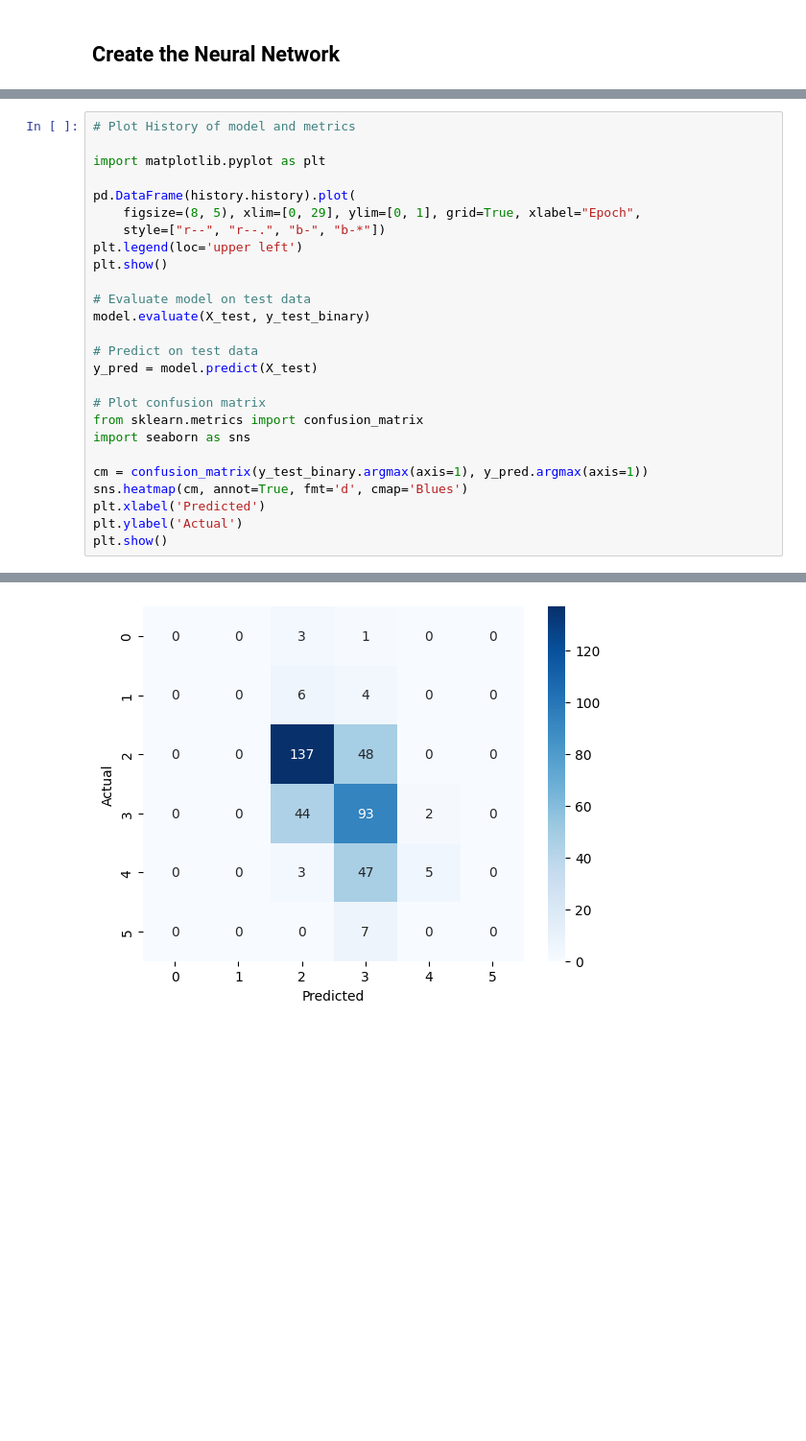
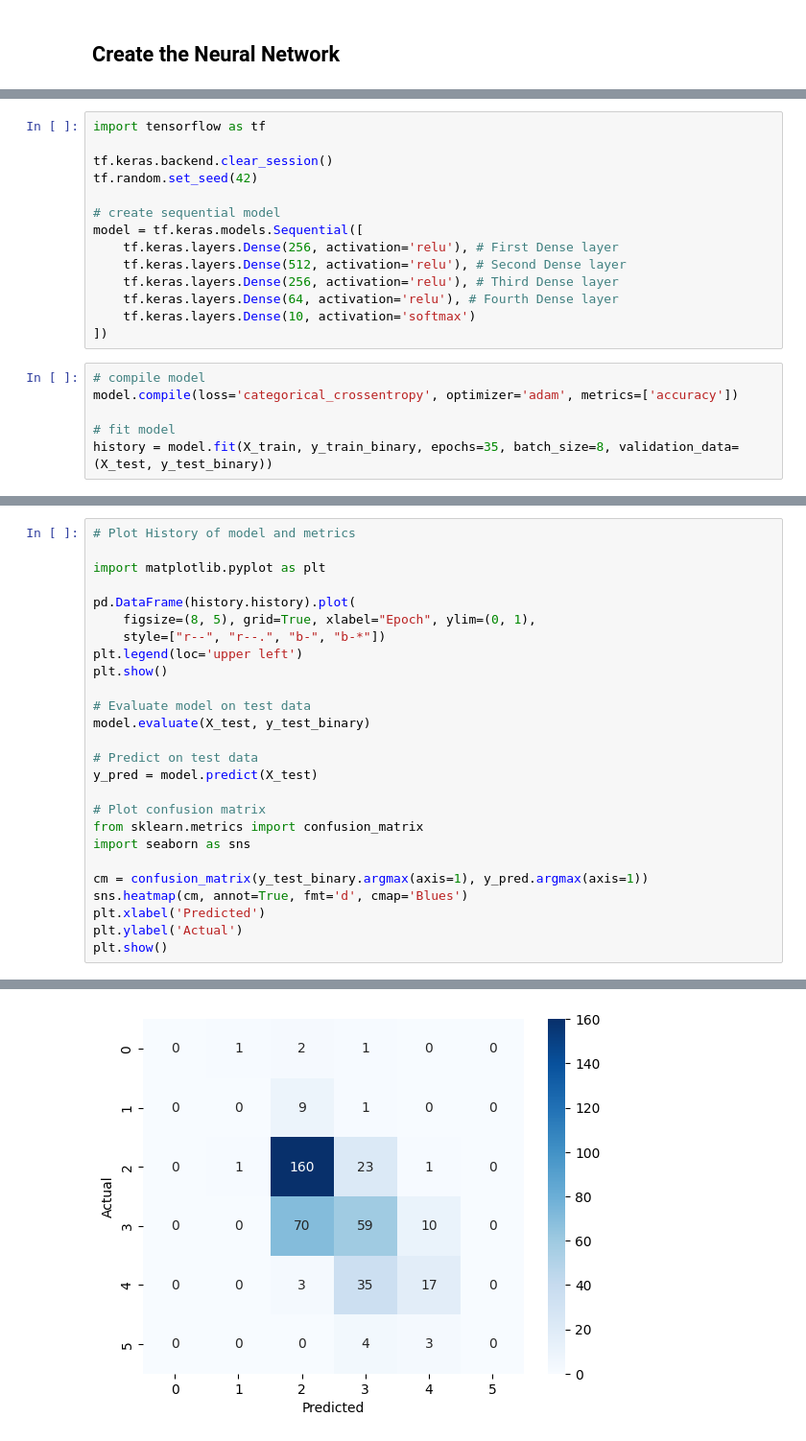
Before and after one commit to WatermelonGalaxy/sommelier, a Jupyter notebook: sommelier.ipynb, the cells around one changed output, grey strips where cells are left out. Shown at 96% size. Cells and saved outputs as stored; diff of their text form; blank space fills up the shorter version.

```diff
--- a/sommelier.ipynb
+++ b/sommelier.ipynb
@@ -187,0 +274,20 @@ ValueError: in user code:
+# %%
+import tensorflow as tf
+
+tf.keras.backend.clear_session()
+tf.random.set_seed(42)
+
+# create sequential model
+model = tf.keras.models.Sequential([
+    tf.keras.layers.Dense(256, activation='relu'), # First Dense layer
+    tf.keras.layers.Dense(512, activation='relu'), # Second Dense layer
+    tf.keras.layers.Dense(256, activation='relu'), # Third Dense layer
+    tf.keras.layers.Dense(64, activation='relu'), # Fourth Dense layer
+    tf.keras.layers.Dense(10, activation='softmax')
+])
+# %%
+# compile model
+model.compile(loss='categorical_crossentropy', optimizer='adam', metrics=['accuracy'])
+
+# fit model
+history = model.fit(X_train, y_train_binary, epochs=35, batch_size=8, validation_data=(X_test, y_test_binary))
@@ -191,7 +315,7 @@ ValueError: in user code:
 import matplotlib.pyplot as plt
 
 pd.DataFrame(history.history).plot(
-    figsize=(8, 5), xlim=[0, 29], ylim=[0, 1], grid=True, xlabel="Epoch",
+    figsize=(8, 5), grid=True, xlabel="Epoch", ylim=(0, 1),
     style=["r--", "r--.", "b-", "b-*"])
 plt.legend(loc='upper left')
 plt.show()
@@ -218 +342 @@ plt.show()
-[figure, old version]
+[figure, new version]
```
Also changed, not shown: parts of 11 cells of this notebook.
